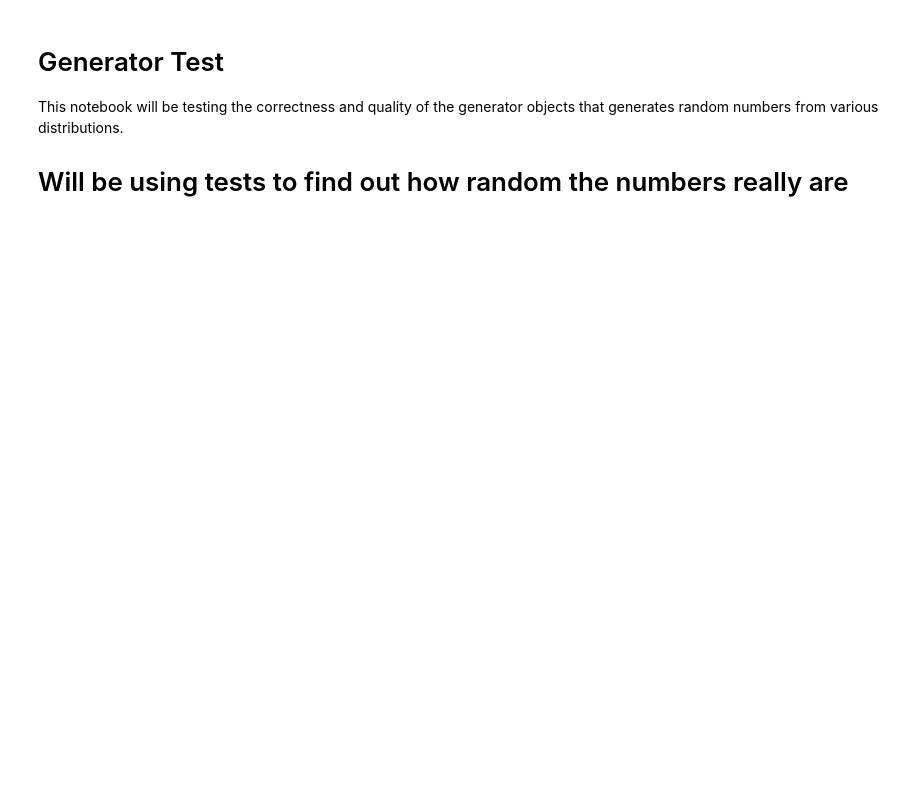
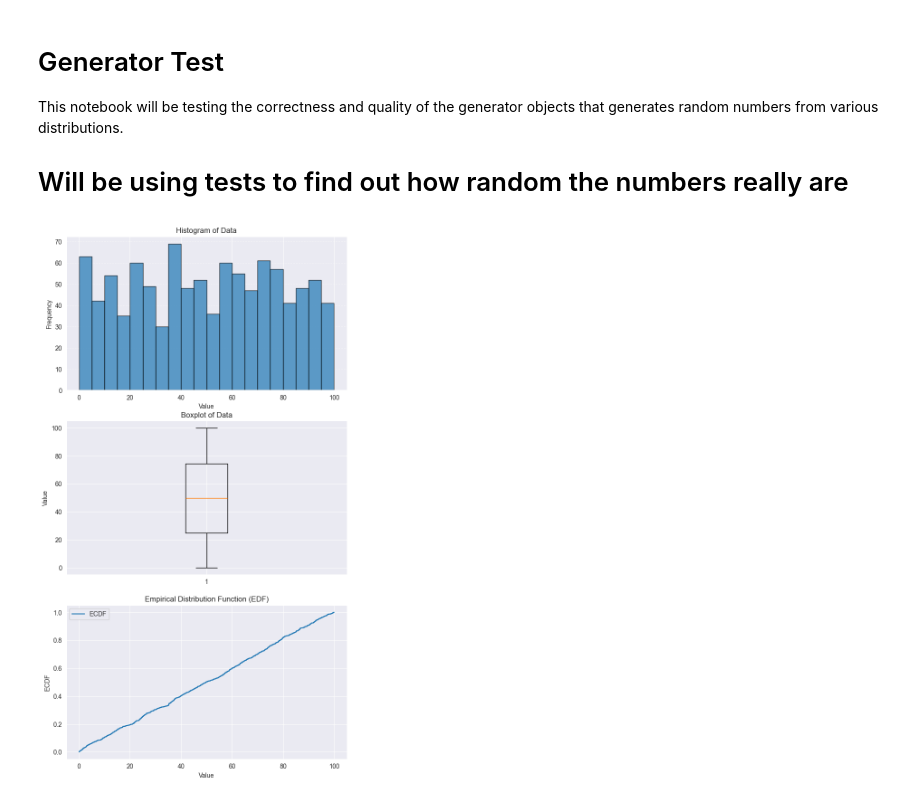
Before and after one commit to jakubjanak2004/probability-and-stats, a Jupyter notebook: generator_analysis.ipynb, the cells around one changed output. Drawn from its saved outputs; the diff is of its cells as text; code cells hidden in the pictures; blank space fills up the shorter version.

```diff
--- a/generator_analysis.ipynb
+++ b/generator_analysis.ipynb
@@ -15,11 +14,15 @@ gen = Generator(12345)
+# %%
+lc_gen = LCGenerator(12345)
+mt_gen = MTGenerator(12345)
 # %%
-n1 = 10
 n2 = 1000
 start = 0
 end = 100
-random_doubles = np.array([gen.next_double_from_to(end=end) for _ in range(0, n1)])
+random_doubles_mt = np.array([mt_gen.next_double_from_to(end=end) for _ in range(0, n2)])
 
-random_doubles_big_numbers = np.array([gen.next_double_from_to(end=end) for _ in range(0, n2)])
+random_doubles_lc = np.array([lc_gen.next_double_from_to(end=end) for _ in range(0, n2)])
 # %%
-generate_graphs_for_data(random_doubles)
+generate_graphs_for_data(random_doubles_lc)
+# %% [output]
+[figure, added]
 # %%
```
Also changed, not shown: parts of 14 cells of this notebook, 5 other files.
